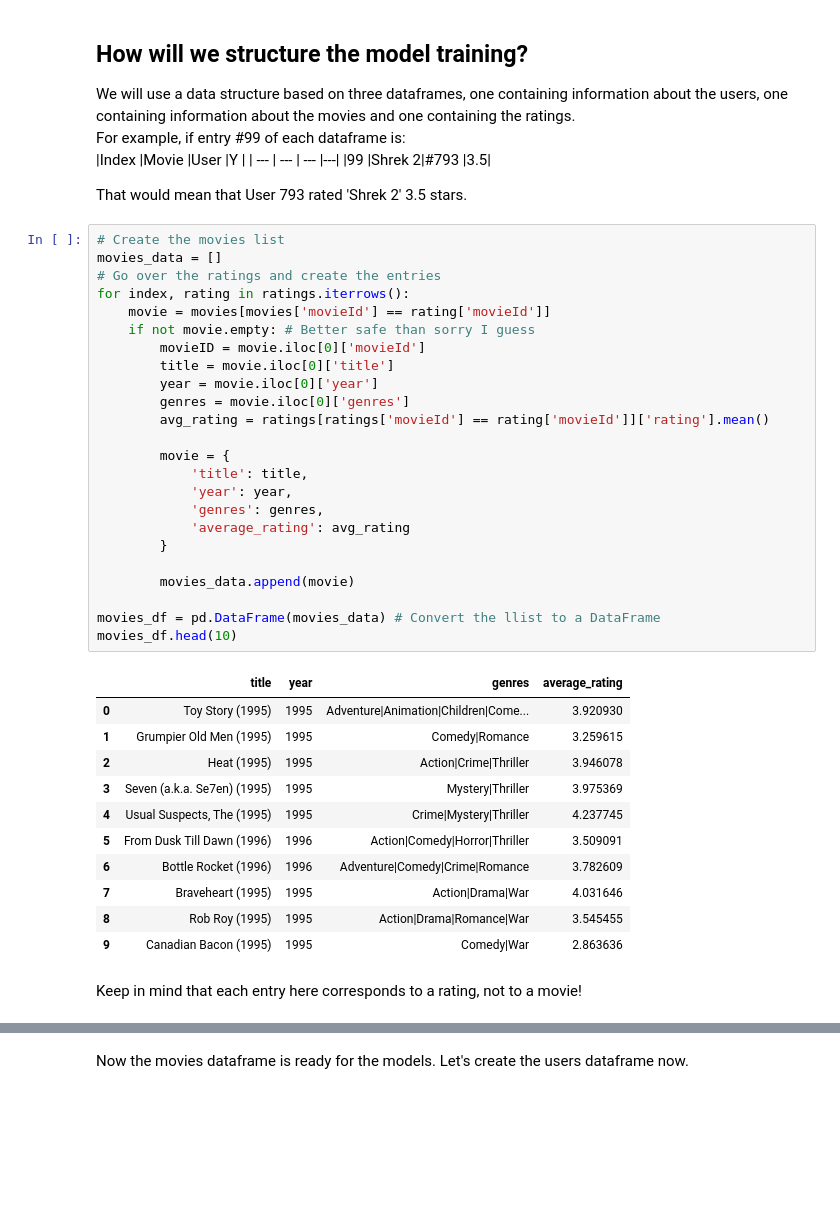
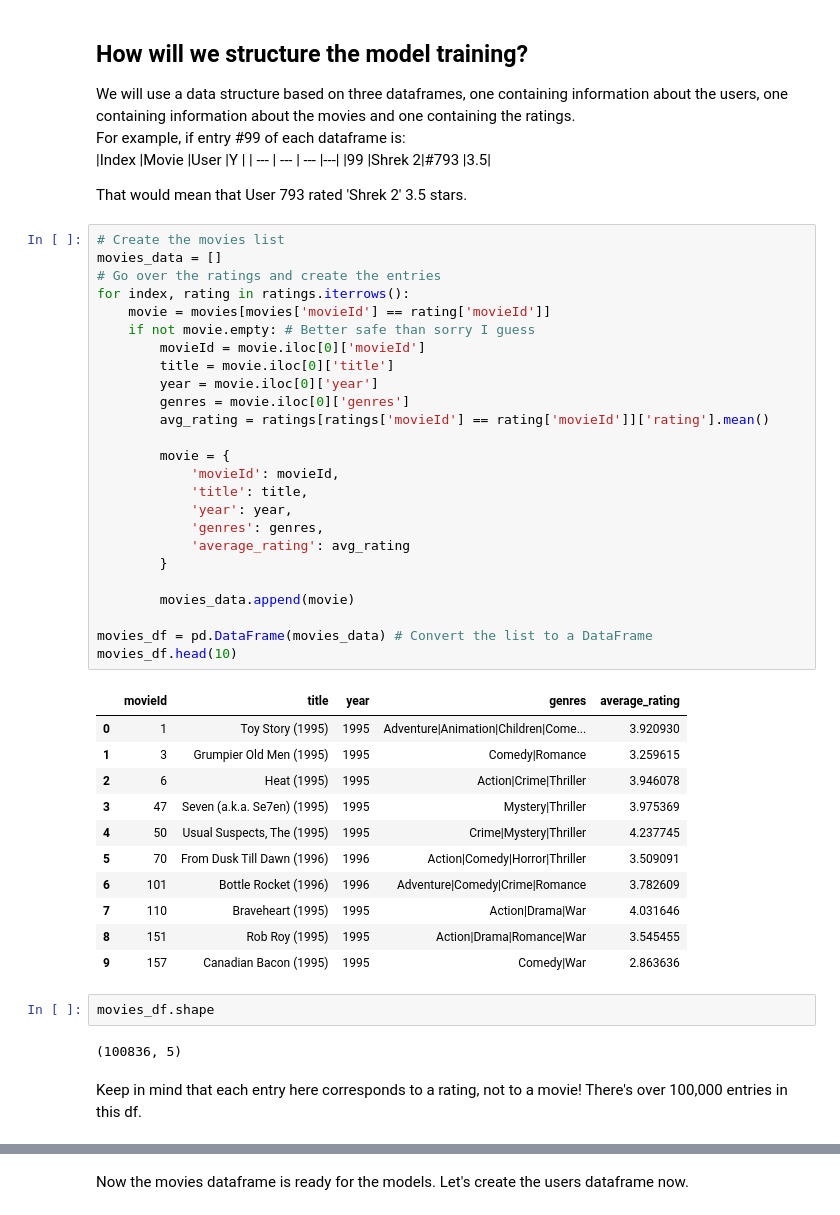
Before and after one commit to alemalvarez/filmrecommender, a Jupyter notebook: content_based_filtering.ipynb, the cells around one changed output, grey strips where cells are left out. Cells and saved outputs as stored; diff of their text form; blank space fills up the shorter version.

Commit message:
Create user dataframe. Begin preprocessing

```diff
--- a/content_based_filtering.ipynb
+++ b/content_based_filtering.ipynb
@@ -63,41 +63,46 @@ That would mean that User 793 rated 'Shrek 2' 3.5 stars.
 # %%
 # Create the movies list
 movies_data = []
 # Go over the ratings and create the entries
 for index, rating in ratings.iterrows():
     movie = movies[movies['movieId'] == rating['movieId']]
     if not movie.empty: # Better safe than sorry I guess
-        movieID = movie.iloc[0]['movieId']
+        movieId = movie.iloc[0]['movieId']
         title = movie.iloc[0]['title']
         year = movie.iloc[0]['year']
         genres = movie.iloc[0]['genres']
         avg_rating = ratings[ratings['movieId'] == rating['movieId']]['rating'].mean()
 
         movie = {
+            'movieId': movieId,
             'title': title,
             'year': year,
             'genres': genres,
             'average_rating': avg_rating
         }
 
         movies_data.append(movie)
 
-movies_df = pd.DataFrame(movies_data) # Convert the llist to a DataFrame
+movies_df = pd.DataFrame(movies_data) # Convert the list to a DataFrame
 movies_df.head(10)
 # %% [output]
-|  | title | year | genres | average_rating |
-| 0 | Toy Story (1995) | 1995 | Adventure|Animation|Children|Come... | 3.920930 |
-| 1 | Grumpier Old Men (1995) | 1995 | Comedy|Romance | 3.259615 |
-| 2 | Heat (1995) | 1995 | Action|Crime|Thriller | 3.946078 |
-| 3 | Seven (a.k.a. Se7en) (1995) | 1995 | Mystery|Thriller | 3.975369 |
-| 4 | Usual Suspects, The (1995) | 1995 | Crime|Mystery|Thriller | 4.237745 |
-| 5 | From Dusk Till Dawn (1996) | 1996 | Action|Comedy|Horror|Thriller | 3.509091 |
-| 6 | Bottle Rocket (1996) | 1996 | Adventure|Comedy|Crime|Romance | 3.782609 |
-| 7 | Braveheart (1995) | 1995 | Action|Drama|War | 4.031646 |
-| 8 | Rob Roy (1995) | 1995 | Action|Drama|Romance|War | 3.545455 |
-| 9 | Canadian Bacon (1995) | 1995 | Comedy|War | 2.863636 |
+|  | movieId | title | year | genres | average_rating |
+| 0 | 1 | Toy Story (1995) | 1995 | Adventure|Animation|Children|Come... | 3.920930 |
+| 1 | 3 | Grumpier Old Men (1995) | 1995 | Comedy|Romance | 3.259615 |
+| 2 | 6 | Heat (1995) | 1995 | Action|Crime|Thriller | 3.946078 |
+| 3 | 47 | Seven (a.k.a. Se7en) (1995) | 1995 | Mystery|Thriller | 3.975369 |
+| 4 | 50 | Usual Suspects, The (1995) | 1995 | Crime|Mystery|Thriller | 4.237745 |
+| 5 | 70 | From Dusk Till Dawn (1996) | 1996 | Action|Comedy|Horror|Thriller | 3.509091 |
+| 6 | 101 | Bottle Rocket (1996) | 1996 | Adventure|Comedy|Crime|Romance | 3.782609 |
+| 7 | 110 | Braveheart (1995) | 1995 | Action|Drama|War | 4.031646 |
+| 8 | 151 | Rob Roy (1995) | 1995 | Action|Drama|Romance|War | 3.545455 |
+| 9 | 157 | Canadian Bacon (1995) | 1995 | Comedy|War | 2.863636 |
+# %%
+movies_df.shape
+# %% [output]
+(100836, 5)
 # %% [markdown]
-Keep in mind that each entry here corresponds to a rating, not to a movie!
+Keep in mind that each entry here corresponds to a rating, not to a movie! There's over 100,000 entries in this df.
 # %%
 # Split the genres for one-hot encoding and add them to the dataframe
 genres_one_hot = movies_df['genres'].str.get_dummies(sep='|')
```
Also changed, not shown: parts of 11 cells of this notebook.
